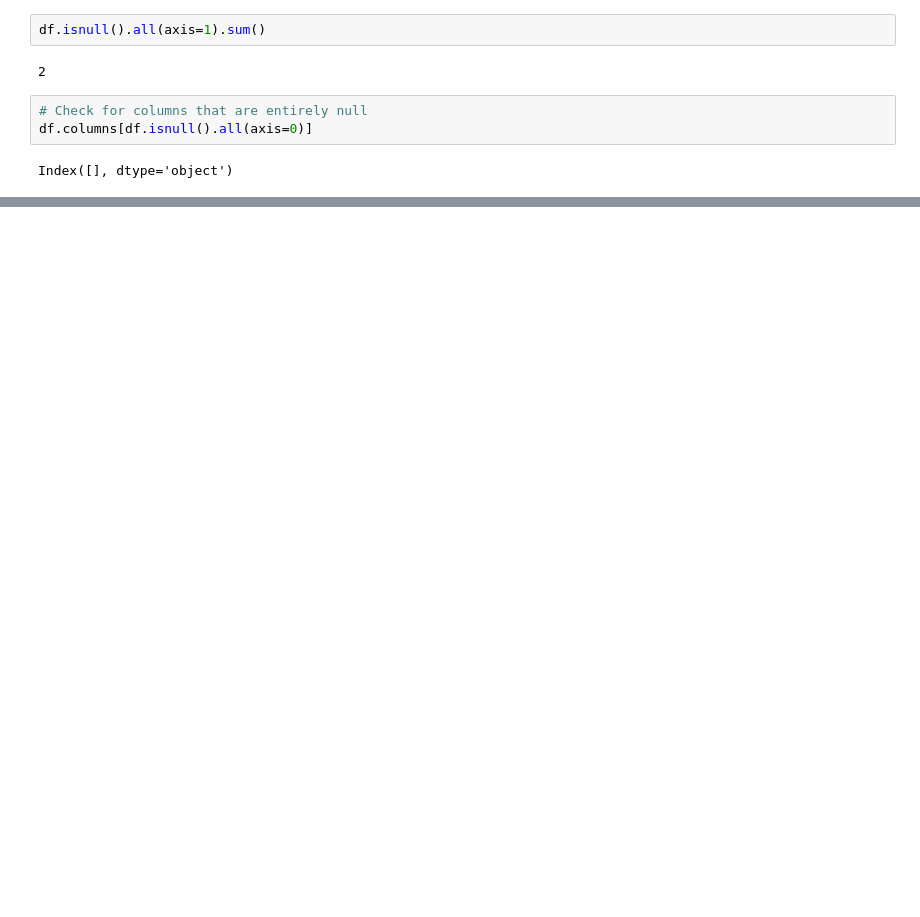
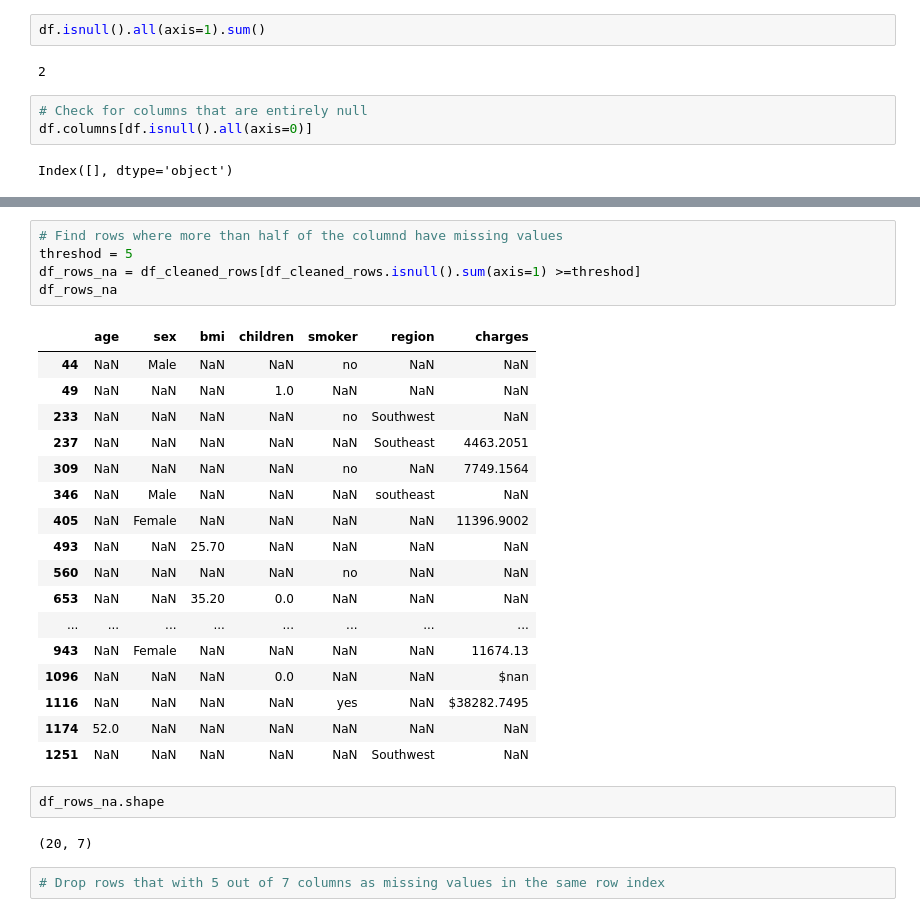
Before and after one commit to jparep/insurance-risk-prediction, a Jupyter notebook: insurance_risk_prediction.ipynb, the cells around one changed output, grey strips where cells are left out. Cells and saved outputs as stored; diff of their text form; blank space fills up the shorter version.

Commit message:
Drop rows with 5 coulumns missing values at the same row index

```diff
--- a/insurance_risk_prediction.ipynb
+++ b/insurance_risk_prediction.ipynb
@@ -318,0 +315,29 @@ result
+# %%
+# Find rows where more than half of the columnd have missing values
+threshod = 5
+df_rows_na = df_cleaned_rows[df_cleaned_rows.isnull().sum(axis=1) >=threshod]
+df_rows_na
+# %% [output]
+|  | age | sex | bmi | children | smoker | region | charges |
+| 44 | NaN | Male | NaN | NaN | no | NaN | NaN |
+| 49 | NaN | NaN | NaN | 1.0 | NaN | NaN | NaN |
+| 233 | NaN | NaN | NaN | NaN | no | Southwest | NaN |
+| 237 | NaN | NaN | NaN | NaN | NaN | Southeast | 4463.2051 |
+| 309 | NaN | NaN | NaN | NaN | no | NaN | 7749.1564 |
+| 346 | NaN | Male | NaN | NaN | NaN | southeast | NaN |
+| 405 | NaN | Female | NaN | NaN | NaN | NaN | 11396.9002 |
+| 493 | NaN | NaN | 25.70 | NaN | NaN | NaN | NaN |
+| 560 | NaN | NaN | NaN | NaN | no | NaN | NaN |
+| 653 | NaN | NaN | 35.20 | 0.0 | NaN | NaN | NaN |
+| ... | ... | ... | ... | ... | ... | ... | ... |
+| 943 | NaN | Female | NaN | NaN | NaN | NaN | 11674.13 |
+| 1096 | NaN | NaN | NaN | 0.0 | NaN | NaN | $nan |
+| 1116 | NaN | NaN | NaN | NaN | yes | NaN | $38282.7495 |
+| 1174 | 52.0 | NaN | NaN | NaN | NaN | NaN | NaN |
+| 1251 | NaN | NaN | NaN | NaN | NaN | Southwest | NaN |
+# %%
+df_rows_na.shape
+# %% [output]
+(20, 7)
+# %%
+# Drop rows that with 5 out of 7 columns as missing values in the same row index
```
Also changed, not shown: parts of 8 cells of this notebook.
